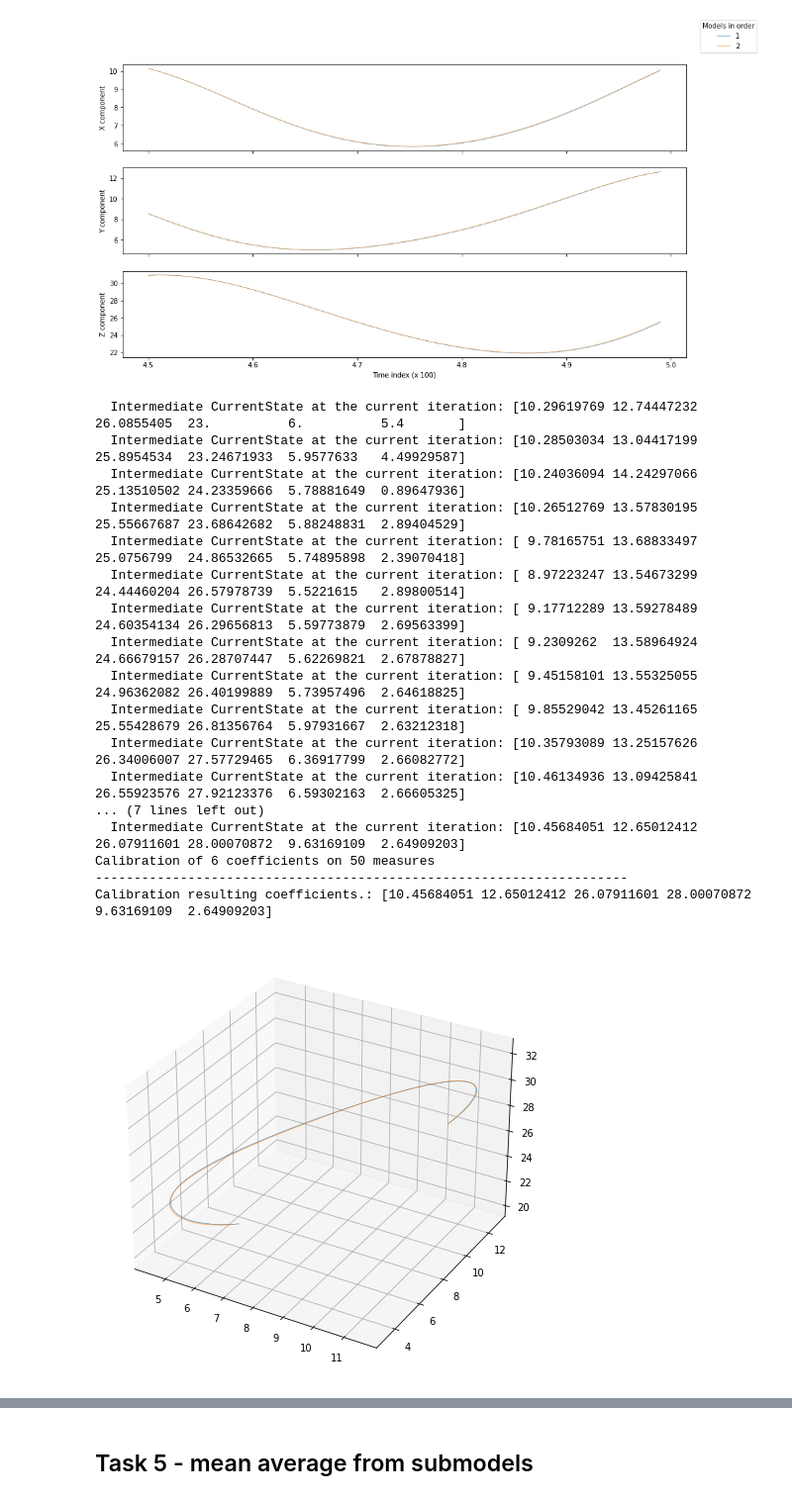
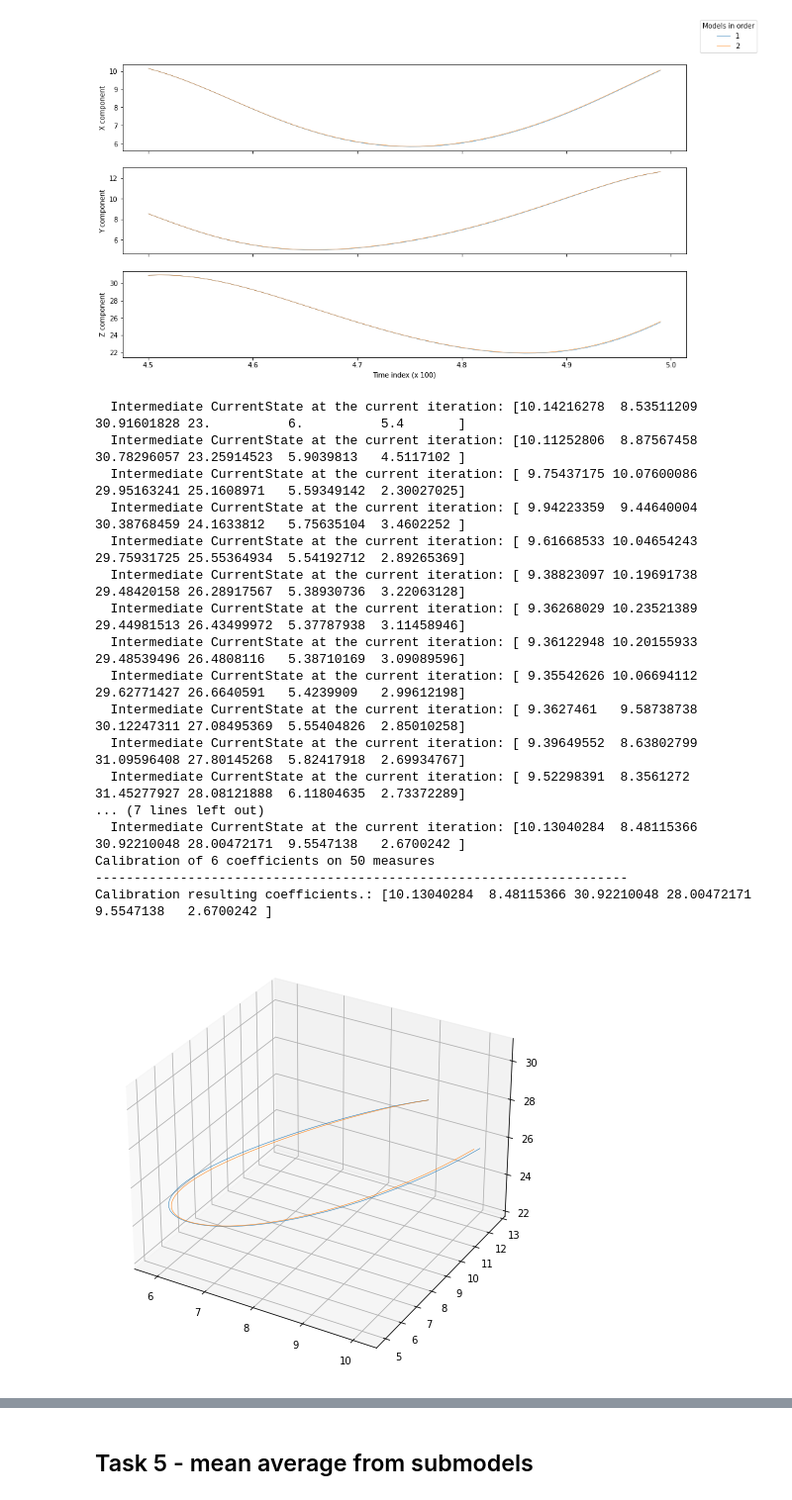
Before and after one commit to boro28/supermodeling, a Jupyter notebook: supermodeling.ipynb, the cells around one changed output, grey strips where cells are left out. Shown at 99% size. Drawn from its saved outputs; the diff is of its cells as text; code cells hidden in the pictures.

```diff
--- a/supermodeling.ipynb
+++ b/supermodeling.ipynb
@@ -435,26 +435,26 @@ Calibration resulting coefficients.: [10.13685722  8.55189842 30.96711866 28.020
 # %%
 sm2 = submodel_creator(
     sigma = 6.0,
     rho = 23.0,
     beta = 5.4,
-    start_time = 5.0
+    start_time = 4.5
 )
 # %% [output]
-  Intermediate CurrentState at the current iteration: [10.29619769 12.74447232 26.0855405  23.          6.          5.4       ]
-  Intermediate CurrentState at the current iteration: [10.28503034 13.04417199 25.8954534  23.24671933  5.9577633   4.49929587]
-  Intermediate CurrentState at the current iteration: [10.24036094 14.24297066 25.13510502 24.23359666  5.78881649  0.89647936]
-  Intermediate CurrentState at the current iteration: [10.26512769 13.57830195 25.55667687 23.68642682  5.88248831  2.89404529]
-  Intermediate CurrentState at the current iteration: [ 9.78165751 13.68833497 25.0756799  24.86532665  5.74895898  2.39070418]
-  Intermediate CurrentState at the current iteration: [ 8.97223247 13.54673299 24.44460204 26.57978739  5.5221615   2.89800514]
-  Intermediate CurrentState at the current iteration: [ 9.17712289 13.59278489 24.60354134 26.29656813  5.59773879  2.69563399]
-  Intermediate CurrentState at the current iteration: [ 9.2309262  13.58964924 24.66679157 26.28707447  5.62269821  2.67878827]
-  Intermediate CurrentState at the current iteration: [ 9.45158101 13.55325055 24.96362082 26.40199889  5.73957496  2.64618825]
-  Intermediate CurrentState at the current iteration: [ 9.85529042 13.45261165 25.55428679 26.81356764  5.97931667  2.63212318]
-  Intermediate CurrentState at the current iteration: [10.35793089 13.25157626 26.34006007 27.57729465  6.36917799  2.66082772]
-  Intermediate CurrentState at the current iteration: [10.46134936 13.09425841 26.55923576 27.92123376  6.59302163  2.66605325]
+  Intermediate CurrentState at the current iteration: [10.14216278  8.53511209 30.91601828 23.          6.          5.4       ]
+  Intermediate CurrentState at the current iteration: [10.11252806  8.87567458 30.78296057 23.25914523  5.9039813   4.5117102 ]
+  Intermediate CurrentState at the current iteration: [ 9.75437175 10.07600086 29.95163241 25.1608971   5.59349142  2.30027025]
+  Intermediate CurrentState at the current iteration: [ 9.94223359  9.44640004 30.38768459 24.1633812   5.75635104  3.4602252 ]
+  Intermediate CurrentState at the current iteration: [ 9.61668533 10.04654243 29.75931725 25.55364934  5.54192712  2.89265369]
+  Intermediate CurrentState at the current iteration: [ 9.38823097 10.19691738 29.48420158 26.28917567  5.38930736  3.22063128]
+  Intermediate CurrentState at the current iteration: [ 9.36268029 10.23521389 29.44981513 26.43499972  5.37787938  3.11458946]
+  Intermediate CurrentState at the current iteration: [ 9.36122948 10.20155933 29.48539496 26.4808116   5.38710169  3.09089596]
+  Intermediate CurrentState at the current iteration: [ 9.35542626 10.06694112 29.62771427 26.6640591   5.4239909   2.99612198]
+  Intermediate CurrentState at the current iteration: [ 9.3627461   9.58738738 30.12247311 27.08495369  5.55404826  2.85010258]
+  Intermediate CurrentState at the current iteration: [ 9.39649552  8.63802799 31.09596408 27.80145268  5.82417918  2.69934767]
+  Intermediate CurrentState at the current iteration: [ 9.52298391  8.3561272  31.45277927 28.08121888  6.11804635  2.73372289]
 ... (7 lines left out)
-  Intermediate CurrentState at the current iteration: [10.45684051 12.65012412 26.07911601 28.00070872  9.63169109  2.64909203]
+  Intermediate CurrentState at the current iteration: [10.13040284  8.48115366 30.92210048 28.00472171  9.5547138   2.6700242 ]
 Calibration of 6 coefficients on 50 measures
 ---------------------------------------------------------------------
-Calibration resulting coefficients.: [10.45684051 12.65012412 26.07911601 28.00070872  9.63169109  2.64909203]
+Calibration resulting coefficients.: [10.13040284  8.48115366 30.92210048 28.00472171  9.5547138   2.6700242 ]
-[figure, old version]
+[figure, new version]
```
Also changed, not shown: parts of 5 cells of this notebook.
